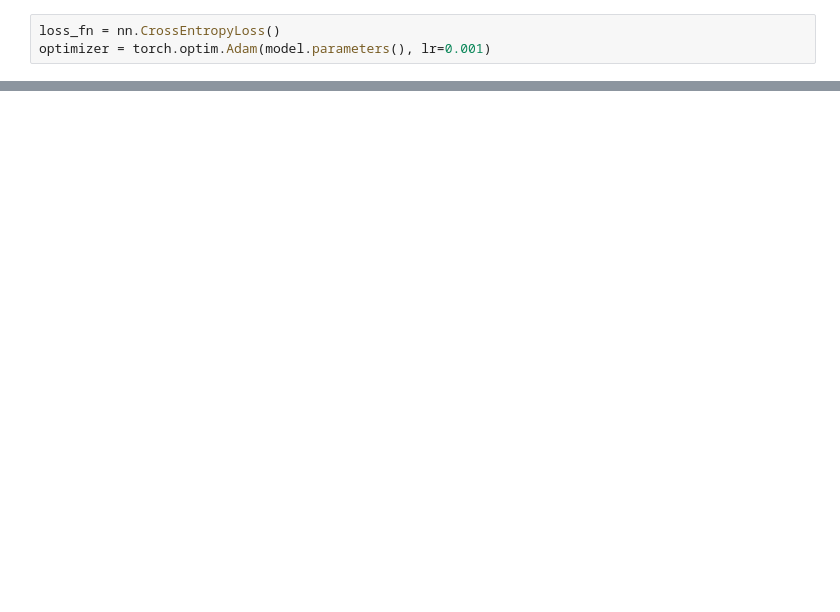
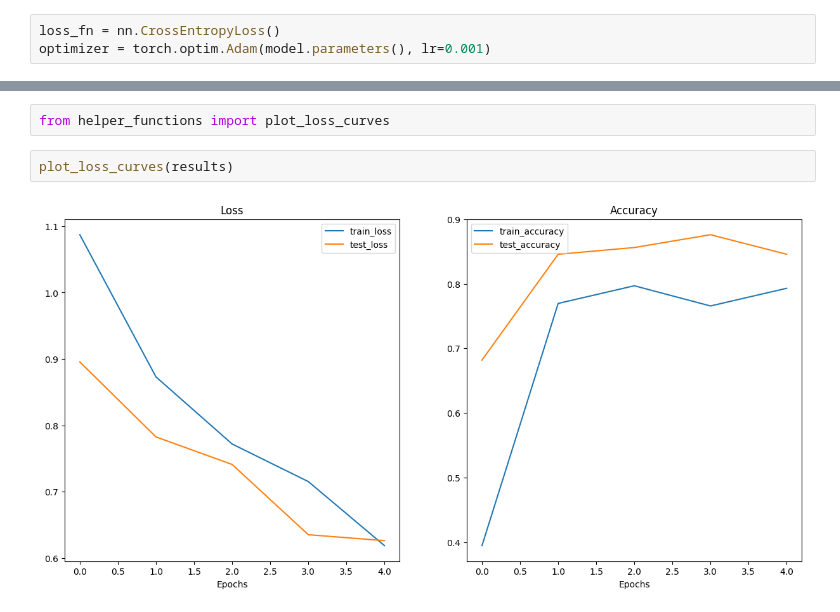
Before and after one commit to LeonardPuettmann/pytorch-deep-learning, a Jupyter notebook: 06_transfer_learning.ipynb, the cells around one changed output, grey strips where cells are left out. Drawn from its saved outputs; the diff is of its cells as text; blank space fills up the shorter version.

```diff
--- a/06_transfer_learning.ipynb
+++ b/06_transfer_learning.ipynb
@@ -275,0 +279,6 @@ Training took: 82.17609630000001
+# %%
+from helper_functions import plot_loss_curves
+# %%
+plot_loss_curves(results)
+# %% [output]
+[figure, added]
```
Also changed, not shown: parts of 5 cells of this notebook.
